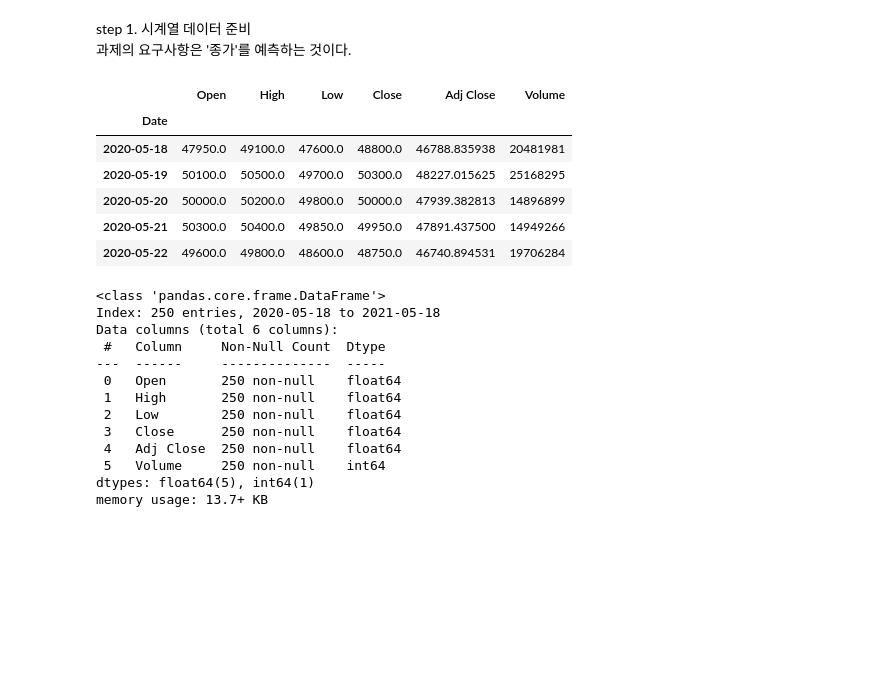
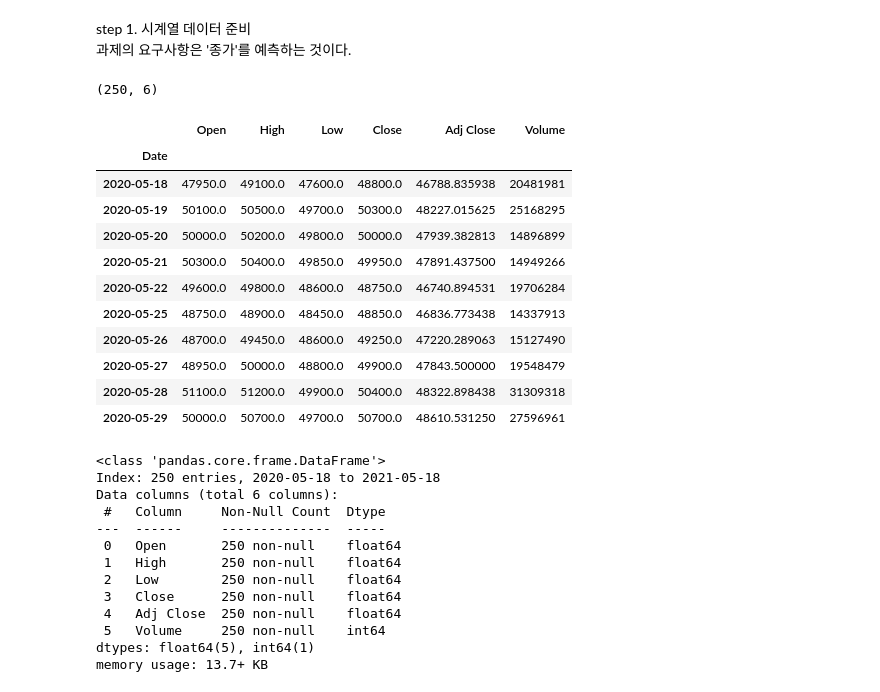
Before and after one commit to doldol1/edu-repo, a Jupyter notebook: [E-04]ARIMA_model.ipynb, the cells around one changed output. Saved outputs shown, nothing was run; the diff lists cells and outputs as text; code cells hidden in the pictures; blank space fills up the shorter version.

```diff
--- a/[E-04]ARIMA_model.ipynb
+++ b/[E-04]ARIMA_model.ipynb
@@ -43,17 +43,24 @@ import matplotlib.pyplot as plt
 # %%
 # 데이터 경로에서 파일 불러오기
 data_path='.\ess_data\ARIMA_stock_prediction'
 sam_path=os.path.join(data_path, '005930KS.csv')
 sam_data=pd.read_csv(sam_path, index_col='Date')
-sam_data.head()
+print(sam_data.shape)
+sam_data.head(10)
 # %% [output]
+(250, 6)
 |  | Open | High | Low | Close | Adj Close | Volume |
 | Date |  |  |  |  |  |  |
 | 2020-05-18 | 47950.0 | 49100.0 | 47600.0 | 48800.0 | 46788.835938 | 20481981 |
 | 2020-05-19 | 50100.0 | 50500.0 | 49700.0 | 50300.0 | 48227.015625 | 25168295 |
 | 2020-05-20 | 50000.0 | 50200.0 | 49800.0 | 50000.0 | 47939.382813 | 14896899 |
 | 2020-05-21 | 50300.0 | 50400.0 | 49850.0 | 49950.0 | 47891.437500 | 14949266 |
 | 2020-05-22 | 49600.0 | 49800.0 | 48600.0 | 48750.0 | 46740.894531 | 19706284 |
+| 2020-05-25 | 48750.0 | 48900.0 | 48450.0 | 48850.0 | 46836.773438 | 14337913 |
+| 2020-05-26 | 48700.0 | 49450.0 | 48600.0 | 49250.0 | 47220.289063 | 15127490 |
+| 2020-05-27 | 48950.0 | 50000.0 | 48800.0 | 49900.0 | 47843.500000 | 19548479 |
+| 2020-05-28 | 51100.0 | 51200.0 | 49900.0 | 50400.0 | 48322.898438 | 31309318 |
+| 2020-05-29 | 50000.0 | 50700.0 | 49700.0 | 50700.0 | 48610.531250 | 27596961 |
 # %%
 sam_data.info()
 # %% [output]
```
Also changed, not shown: parts of 23 cells of this notebook, 1 other file.
